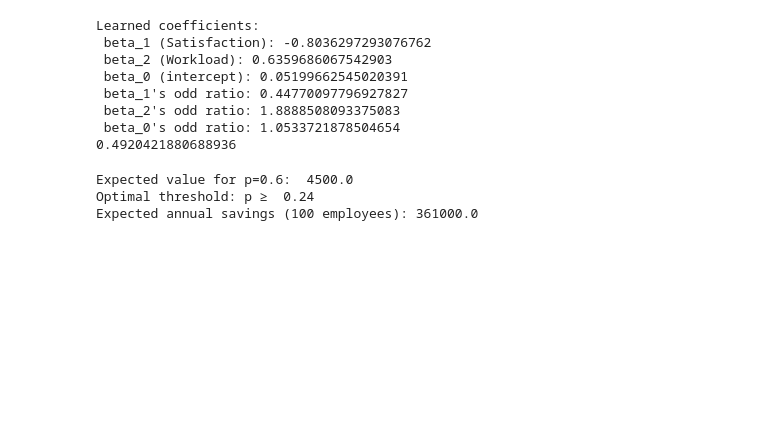
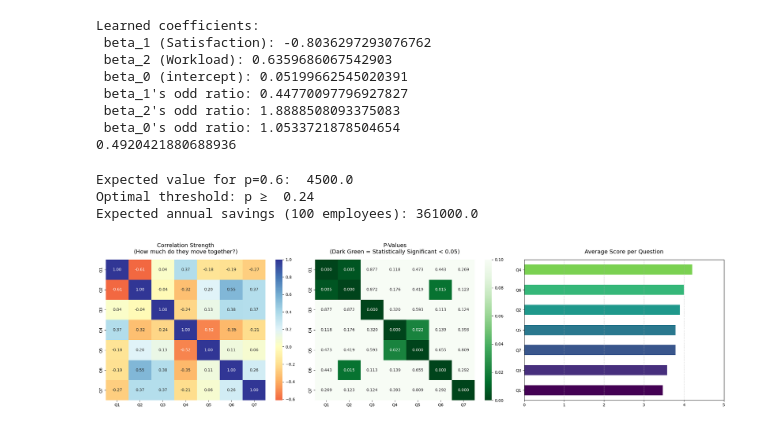
Before and after one commit to Genpactal/Deep-learning, a Jupyter notebook: lab1.ipynb, the cells around one changed output. Saved outputs shown, nothing was run; the diff lists cells and outputs as text; code cells hidden in the pictures; blank space fills up the shorter version.

```diff
--- a/lab1.ipynb
+++ b/lab1.ipynb
@@ -104,3 +104,50 @@ print("Expected annual savings (100 employees):", total_savings)
 Expected value for p=0.6:  4500.0
 Optimal threshold: p ≥  0.24
 Expected annual savings (100 employees): 361000.0
+# %%
+import pandas as pd
+import numpy as np
+import seaborn as sns
+import matplotlib.pyplot as plt
+from scipy.stats import pearsonr
+
+# 1. Prepare the data
+data = {
+    'Q1': [5,4,4,3,2,4,3,3,3,3,3,5,5,3,1,4,3,3,5],
+    'Q2': [2,5,3,5,5,4,4,3,4,4,4,4,1,5,5,3,5,4,4],
+    'Q3': [2,5,4,3,2,5,5,4,3,4,3,4,4,3,4,5,4,2,2],
+    'Q4': [5,5,4,3,5,5,3,4,4,4,5,4,5,4,4,4,3,4,5],
+    'Q5': [3,2,2,4,3,4,5,3,4,4,3,5,4,4,5,4,5,4,4],
+    'Q6': [2,5,5,5,3,5,4,4,4,5,2,4,2,5,5,4,4,3,5],
+    'Q7': [4,5,5,3,4,5,5,2,4,4,3,5,2,4,5,3,4,4,1]
+}
+df = pd.DataFrame(data)
+
+# 2. Calculate Correlation and P-values
+corr_matrix = df.corr()
+p_matrix = df.apply(lambda x: df.apply(lambda y: pearsonr(x, y)[1]))
+
+# 3. Create Visualizations
+fig, axes = plt.subplots(1, 3, figsize=(22, 6))
+
+# --- Plot 1: Correlation Heatmap ---
+sns.heatmap(corr_matrix, annot=True, cmap='RdYlBu', center=0, ax=axes[0], fmt=".2f")
+axes[0].set_title('Correlation Strength\n(How much do they move together?)', fontsize=14, pad=15)
+
+# --- Plot 2: P-Value Heatmap ---
+# We use a log scale or highlight values < 0.05
+sns.heatmap(p_matrix, annot=True, cmap='Greens_r', vmax=0.1, ax=axes[1], fmt=".3f")
+axes[1].set_title('P-Values\n(Dark Green = Statistically Significant < 0.05)', fontsize=14, pad=15)
+
+# --- Plot 3: Average Scores ---
+means = df.mean().sort_values()
+colors = plt.cm.viridis(np.linspace(0, 0.8, len(means)))
+means.plot(kind='barh', color=colors, ax=axes[2])
+axes[2].set_title('Average Score per Question', fontsize=14, pad=15)
+axes[2].set_xlim(0, 5)
+axes[2].grid(axis='x', linestyle='--', alpha=0.7)
+
+plt.tight_layout()
+plt.show()
+# %% [output]
+[figure, added]
```
Also changed, not shown: 3 other files.
